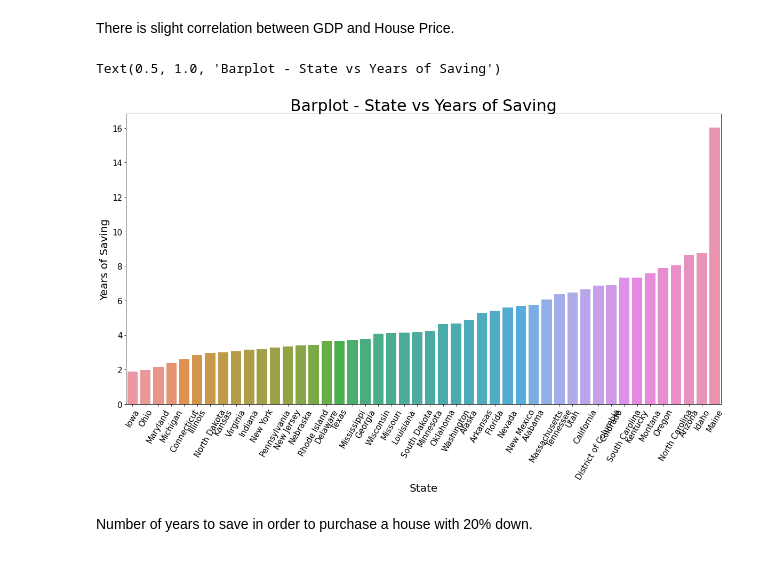
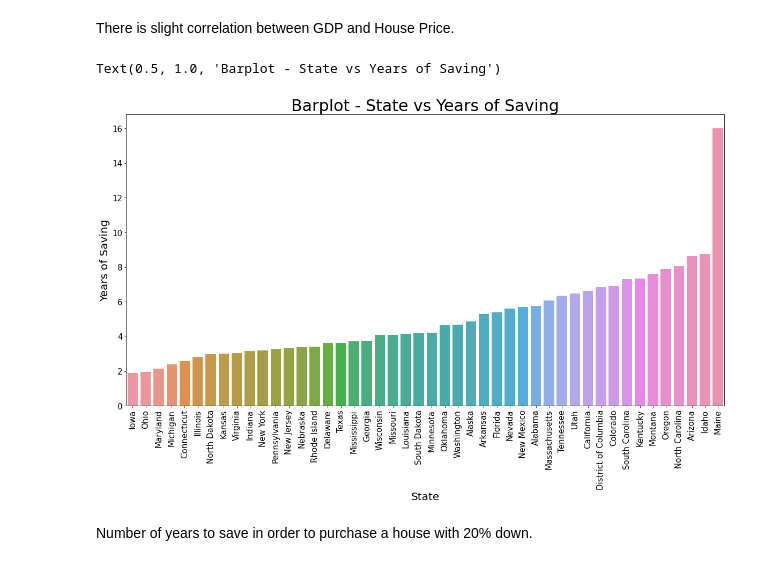
Before and after one commit to StockJanitor/CIS41_Project, a Jupyter notebook: CIS41_Project.ipynb, the cells around one changed output. Drawn from its saved outputs; the diff is of its cells as text; code cells hidden in the pictures.

```diff
--- a/CIS41_Project.ipynb
+++ b/CIS41_Project.ipynb
@@ -1161,19 +1166,19 @@ There is slight correlation between GDP and House Price.
 # %%
 # Barplot
 plt.figure(figsize=(20,10))
-plt.xticks(rotation=60)
+plt.xticks(rotation=90)
 sorted_df = state_df.sort_values(by='Years_of_Savings',ascending=True)
 sns.barplot(data=sorted_df,x='fullState',y='Years_of_Savings')
 
 # Annotation
 plt.xlabel('State', fontsize=20)
 plt.ylabel('Years of Saving', fontsize = 20)
 plt.yticks(fontsize=15)
 plt.xticks(fontsize=15)
 plt.title('Barplot - State vs Years of Saving', fontsize=30)
 # %% [output]
 Text(0.5, 1.0, 'Barplot - State vs Years of Saving')
-[figure, old version]
+[figure, new version]
 # %% [markdown]
 Number of years to save in order to purchase a house with 20% down.
 # %%
```
Also changed, not shown: parts of 12 cells of this notebook.
